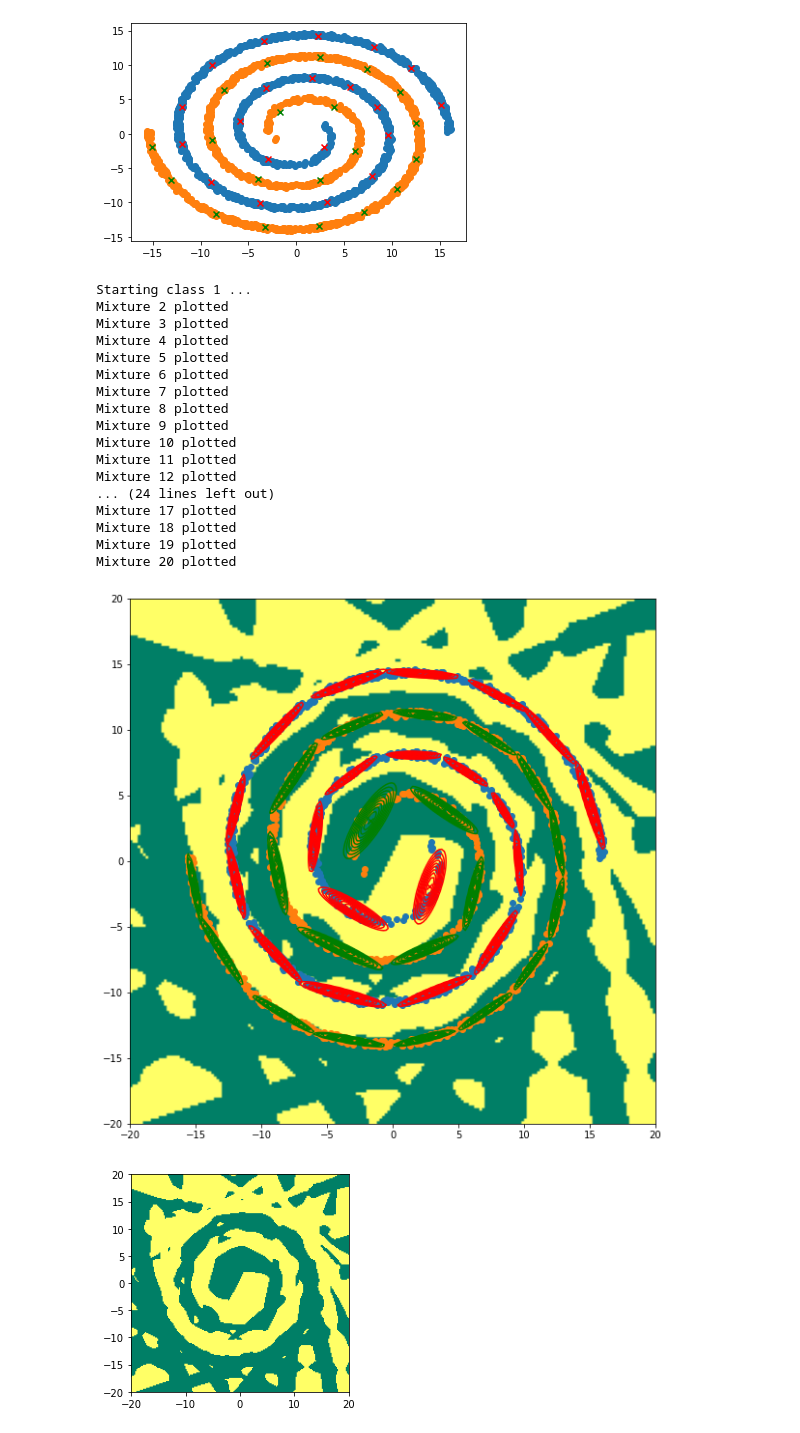
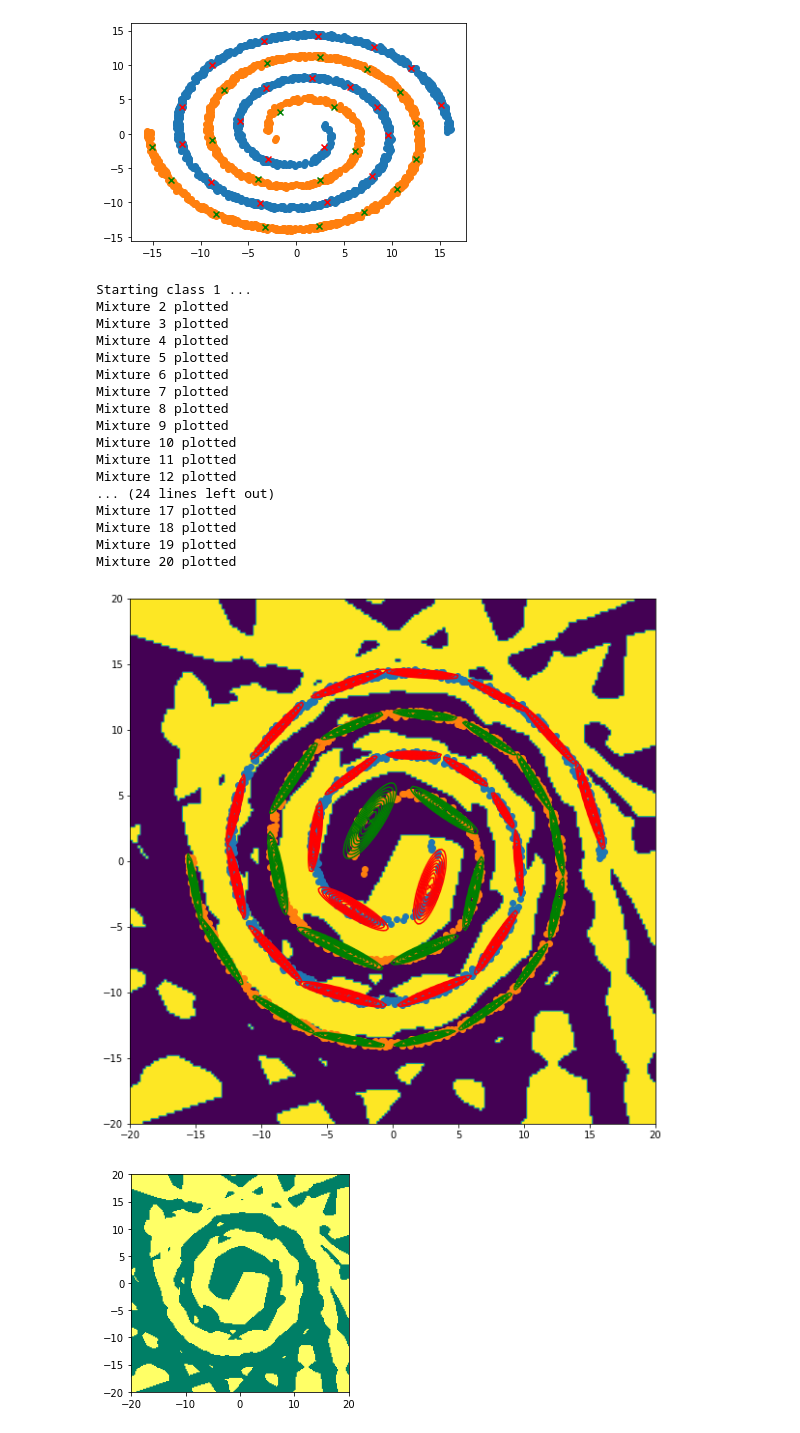
Before and after one commit to nihalgeorge01/CS5691-Submissions, a Jupyter notebook: A3/A_kmeans/A_kmeans_notebook.ipynb, the cells around one changed output. Saved outputs shown, nothing was run; the diff lists cells and outputs as text; code cells hidden in the pictures.

```diff
--- a/A3/A_kmeans/A_kmeans_notebook.ipynb
+++ b/A3/A_kmeans/A_kmeans_notebook.ipynb
@@ -224,8 +238,8 @@ def EM(data,means,allotments, mean_update=True):
     while True:
         ct += 1
         # E Step:
-        deno_g = np.sum([pi_k[j] * muno.pdf(x,means[j],cov_k[j]) for j in range(k)],axis=0).reshape([1,-1])
-        gammas = np.array([pi_k[i] * muno.pdf(x,means[i],cov_k[i]) for i in range(k)]) / deno_g
+        deno_g = np.sum([pi_k[j] * gaussian(x,means[j],cov_k[j]) for j in range(k)],axis=0).reshape([1,-1])
+        gammas = np.array([pi_k[i] * gaussian(x,means[i],cov_k[i]) for i in range(k)]) / deno_g
 
         # M Step:
         Nk = np.sum(gammas,axis=1).reshape([-1,1])
@@ -239,7 +253,7 @@ def EM(data,means,allotments, mean_update=True):
 
         # Compute Likelihood again
         try:
-            ll_new = np.sum(np.log(np.sum([pi_k[j] * muno.pdf(x,means[j],cov_k[j]) for j in range(k)], axis=1)))
+            ll_new = np.sum(np.log(np.sum([pi_k[j] * gaussian(x,means[j],cov_k[j]) for j in range(k)], axis=1)))
         except:
             print("Linalg error, mostly singular matrix")
             print("Cov_k:\n", cov_k)
@@ -284,8 +298,8 @@ def EM_diag(data,means,allotments, mean_update=True):
     while True:
         ct += 1
         # E Step:
-        deno_g = np.sum([pi_k[j] * muno.pdf(x,means[j],cov_k[j]) for j in range(k)],axis=0).reshape([1,-1])
-        gammas = np.array([pi_k[i] * muno.pdf(x,means[i],cov_k[i]) for i in range(k)]) / deno_g
+        deno_g = np.sum([pi_k[j] * gaussian(x,means[j],cov_k[j]) for j in range(k)],axis=0).reshape([1,-1])
+        gammas = np.array([pi_k[i] * gaussian(x,means[i],cov_k[i]) for i in range(k)]) / deno_g
 
         # M Step:
         Nk = np.sum(gammas,axis=1).reshape([-1,1])
@@ -298,7 +312,7 @@ def EM_diag(data,means,allotments, mean_update=True):
 
         # Compute Likelihood again
         try:
-            ll_new = np.sum(np.log(np.sum([pi_k[j] * muno.pdf(x,means[j],cov_k[j]*np.eye(D)) for j in range(k)], axis=1)))
+            ll_new = np.sum(np.log(np.sum([pi_k[j] * gaussian(x,means[j],cov_k[j]*np.eye(D)) for j in range(k)], axis=1)))
         except:
             print("Linalg error, mostly singular matrix")
             print("Cov_k:\n", cov_k)
@@ -407,7 +421,7 @@ def predict(x, means, covs, pis):
         k = len(means[cl])
         cl_prob = 0
         for kk in range(k):
-            cl_prob += muno.pdf(x,means[cl][kk],covs[cl][kk])*pis[cl][kk]
+            cl_prob += gaussian(x,means[cl][kk],covs[cl][kk])*pis[cl][kk]
         cl_prob_d[cl] = cl_prob
 
     denom = sum([cl_prob_d[cl] for cl in classes])
@@ -418,20 +432,23 @@ def predict(x, means, covs, pis):
 x1_pts = np.linspace(-20, 20, 200)
 x2_pts = np.linspace(-20, 20, 200)
 x1_mesh, x2_mesh = np.meshgrid(x1_pts, x2_pts)
+ij_pts = np.array([np.array([i,j]) for i,j in zip(np.ravel(x1_mesh), np.ravel(x2_mesh))])
 # %%
 fig = plt.figure(figsize=[10,10])
 ax = fig.gca()
 for cl in cls:
     print(f"Starting class {cl} ...")
 
-    zk_pts = np.array([muno.pdf(np.array([i,j]), means_em_d[cl][0], covs_em_d[cl][0]) for i,j in zip(np.ravel(x1_mesh), np.ravel(x2_mesh))])
+    # zk_pts = np.array([gaussian(np.array([i,j]), means_em_d[cl][0], covs_em_d[cl][0]) for i,j in zip(np.ravel(x1_mesh), np.ravel(x2_mesh))])
+    zk_pts = np.array(gaussian(ij_pts, means_em_d[cl][0], covs_em_d[cl][0]))
     zk_mesh = zk_pts.reshape(x1_mesh.shape)
     lev_ct = 5
 
     ax = fig.gca()
     cset = ax.contour(x1_mesh, x2_mesh, zk_mesh, colors=cl_colors[cl_to_ind[cl]], levels = np.linspace(np.max(zk_mesh)/4,np.max(zk_mesh), 10)) #levels = np.linspace(np.max(zk_mesh)/1.5,np.max(zk_mesh), 10)
     for kk in range(1,k):
-        zk_pts = np.array([muno.pdf(np.array([i,j]), means_em_d[cl][kk], covs_em_d[cl][kk]) for i,j in zip(np.ravel(x1_mesh), np.ravel(x2_mesh))])
+        # zk_pts = np.array([gaussian(np.array([i,j]), means_em_d[cl][kk], covs_em_d[cl][kk]) for i,j in zip(np.ravel(x1_mesh), np.ravel(x2_mesh))])
+        zk_pts = np.array(gaussian(ij_pts, means_em_d[cl][kk], covs_em_d[cl][kk]))
         zk_mesh = zk_pts.reshape(x1_mesh.shape)
 
 
@@ -439,33 +456,33 @@ for cl in cls:
         cset = ax.contour(x1_mesh, x2_mesh, zk_mesh, colors=cl_colors[cl_to_ind[cl]], levels = np.linspace(np.max(zk_mesh)/4,np.max(zk_mesh), 10))
         # z_pts += zk_pts
         print(f'Mixture {kk+1} plotted')
     plt.scatter(train_data_classes[cl_to_ind[cl],:,0],train_data_classes[cl_to_ind[cl],:,1])
     plt.scatter(means_em_d[cl][:,0],means_em_d[cl][:,1],c=cl_colors[cl_to_ind[cl]],marker='x')
 
 class_pts = np.array([predict([i,j], means_em_d, covs_em_d, pi_em_d)[0] for i,j in zip(np.ravel(x1_mesh), np.ravel(x2_mesh))])
 class_mesh = class_pts.reshape(x1_mesh.shape)
 ax=fig.gca()
-ax.imshow(np.fliplr(class_mesh), extent=[-20, 20, -20, 20], cmap='summer')
+ax.imshow(np.fliplr(class_mesh), extent=[-20, 20, -20, 20], cmap='viridis')
     # z_mesh = z_pts.reshape(x1_mesh.shape)
 
 plt.show()
 # %% [output]
 Starting class 1 ...
 Mixture 2 plotted
 Mixture 3 plotted
 Mixture 4 plotted
 Mixture 5 plotted
 Mixture 6 plotted
 Mixture 7 plotted
 Mixture 8 plotted
 Mixture 9 plotted
 Mixture 10 plotted
 Mixture 11 plotted
 Mixture 12 plotted
 ... (24 lines left out)
 Mixture 17 plotted
 Mixture 18 plotted
 Mixture 19 plotted
 Mixture 20 plotted
-[figure, old version]
+[figure, new version]
 # %%
```
Also changed, not shown: parts of 12 cells of this notebook, 9 other files.
